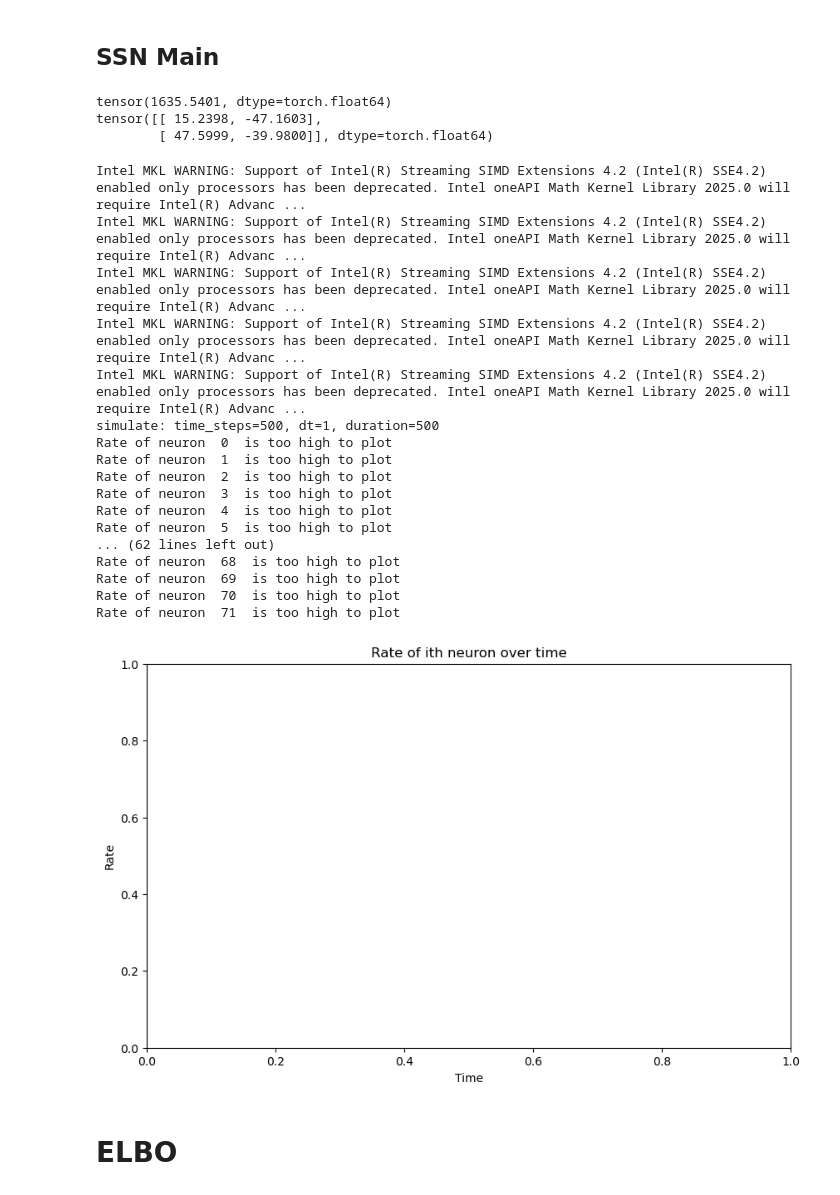
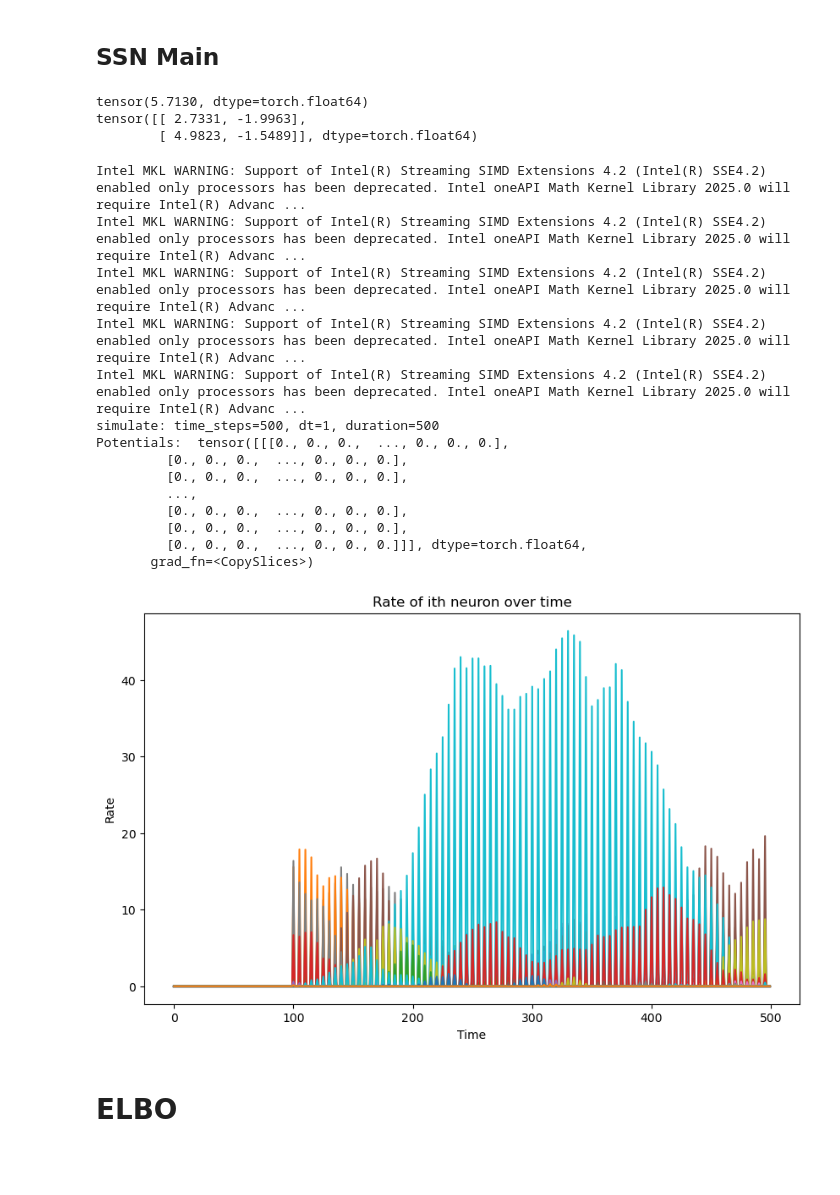
Before and after one commit to NandiniShiralkar/IIB-Project, a Jupyter notebook: Final_Combined.ipynb, the cells around one changed output. Drawn from its saved outputs; the diff is of its cells as text; code cells hidden in the pictures; blank space fills up the shorter version.

```diff
--- a/Final_Combined.ipynb
+++ b/Final_Combined.ipynb
@@ -467,13 +467,10 @@ class SSN2DTopo(SSNBase):
 
         # Compute weight blocks
         W_ee = self.calc_W_block(xy_dist[:self.Ne, :self.Ne], sq_ori_dist[:self.Ne, :self.Ne], self.s_2x2[0][0], self.sigma_oris, excitatory=True, p_loc=self.p_local[0])
-        W_ei = self.calc_W_block(xy_dist[:self.Ne, self.Ne:], sq_ori_dist[:self.Ne, self.Ne:], self.s_2x2[0][1], self.sigma_oris, excitatory=True, p_loc=self.p_local[1])
-        W_ie = self.calc_W_block(xy_dist[self.Ne:, :self.Ne], sq_ori_dist[self.Ne:, :self.Ne], self.s_2x2[1][0], self.sigma_oris)
+        W_ei = self.calc_W_block(xy_dist[:self.Ne, self.Ne:], sq_ori_dist[:self.Ne, self.Ne:], self.s_2x2[0][1], self.sigma_oris)
+        W_ie = self.calc_W_block(xy_dist[self.Ne:, :self.Ne], sq_ori_dist[self.Ne:, :self.Ne], self.s_2x2[1][0], self.sigma_oris,excitatory=True, p_loc=self.p_local[1])
         W_ii = self.calc_W_block(xy_dist[self.Ne:, self.Ne:], sq_ori_dist[self.Ne:, self.Ne:], self.s_2x2[1][1], self.sigma_oris)
 
-        # Apply local connectivity strengths
-        W_ee = self.p_local[0] * torch.eye(self.Ne, device=self.device, dtype=self.dtype) + (1 - self.p_local[0]) * W_ee
-        W_ei = self.p_local[1] * torch.eye(self.Ni, device=self.device, dtype=self.dtype) + (1 - self.p_local[1]) * W_ei
 
         # Concatenate submatrices to form W
         W = torch.cat([
@@ -576,9 +573,9 @@ tauE = 20.0
 tauI = 10.0
 grid_pars = {'grid_size_Nx': 3}
 
-psi = torch.tensor(7.774)
+psi = torch.tensor(0.774)
 conn_pars = {
-    'J_2x2': torch.tensor([[.624, -1.931], [1.949, -1.637]],dtype=torch.float64)*psi*torch.pi,
+    'J_2x2': torch.tensor([[1.124, -.821], [2.049, -0.637]],dtype=torch.float64)*psi*torch.pi,
     's_2x2': torch.tensor([[0.2955, 0.09], [0.5542, 0.09]])/0.4,
     'p_local': torch.tensor([0.72,0.7]),
     'sigma_oris': torch.tensor(45.0),
@@ -600,9 +597,9 @@ ssn_params = {
         "thetas": thetas,
     }
 # %% [output]
-tensor(1635.5401, dtype=torch.float64)
-tensor([[ 15.2398, -47.1603],
-        [ 47.5999, -39.9800]], dtype=torch.float64)
+tensor(5.7130, dtype=torch.float64)
+tensor([[ 2.7331, -1.9963],
+        [ 4.9823, -1.5489]], dtype=torch.float64)
 # %%
 # produce a fogsm sample
 I, g = fogsm_model.samples()
@@ -613,46 +610,44 @@ ssn_model = SSN2DTopo(**ssn_params)
 # process the input
 inp_vec = ssn_model.process_input(I)
 inp_vec = inp_vec.unsqueeze(0)
 
 # create correlated noise
 dt = 1
 Nt = 500
 corr_time = 20
 noise = ssn_model.make_correlated_noise(dt, Nt, corr_time)
 
 # simulate the SSN model
 potentials = ssn_model.simulate_batch(inp_vec, duration=500, dt=1,noise=noise)
+print("Potentials: ",potentials)
 rates = ssn_model.powlaw(potentials)
 
 # plot the rate of ith neuron over time
 for i in range (ssn_model.Ne):
-    if rates[0,:,i].max() < 10000:
+    if rates[0,:,i].max() < 100000:
         plt.plot(rates[0,:,i].detach().numpy())
     else:
         print("Rate of neuron ",i," is too high to plot")
 plt.title("Rate of ith neuron over time")
 plt.xlabel("Time")
 plt.ylabel("Rate")
 plt.show()
 # %% [output]
 Intel MKL WARNING: Support of Intel(R) Streaming SIMD Extensions 4.2 (Intel(R) SSE4.2) enabled only processors has been deprecated. Intel oneAPI Math Kernel Library 2025.0 will require Intel(R) Advanc ...
 Intel MKL WARNING: Support of Intel(R) Streaming SIMD Extensions 4.2 (Intel(R) SSE4.2) enabled only processors has been deprecated. Intel oneAPI Math Kernel Library 2025.0 will require Intel(R) Advanc ...
 Intel MKL WARNING: Support of Intel(R) Streaming SIMD Extensions 4.2 (Intel(R) SSE4.2) enabled only processors has been deprecated. Intel oneAPI Math Kernel Library 2025.0 will require Intel(R) Advanc ...
 Intel MKL WARNING: Support of Intel(R) Streaming SIMD Extensions 4.2 (Intel(R) SSE4.2) enabled only processors has been deprecated. Intel oneAPI Math Kernel Library 2025.0 will require Intel(R) Advanc ...
 Intel MKL WARNING: Support of Intel(R) Streaming SIMD Extensions 4.2 (Intel(R) SSE4.2) enabled only processors has been deprecated. Intel oneAPI Math Kernel Library 2025.0 will require Intel(R) Advanc ...
 simulate: time_steps=500, dt=1, duration=500
-Rate of neuron  0  is too high to plot
-Rate of neuron  1  is too high to plot
-Rate of neuron  2  is too high to plot
-Rate of neuron  3  is too high to plot
-Rate of neuron  4  is too high to plot
-Rate of neuron  5  is too high to plot
-... (62 lines left out)
-Rate of neuron  68  is too high to plot
-Rate of neuron  69  is too high to plot
-Rate of neuron  70  is too high to plot
-Rate of neuron  71  is too high to plot
+Potentials:  tensor([[[0., 0., 0.,  ..., 0., 0., 0.],
+         [0., 0., 0.,  ..., 0., 0., 0.],
+         [0., 0., 0.,  ..., 0., 0., 0.],
+         ...,
+         [0., 0., 0.,  ..., 0., 0., 0.],
+         [0., 0., 0.,  ..., 0., 0., 0.],
+         [0., 0., 0.,  ..., 0., 0., 0.]]], dtype=torch.float64,
+       grad_fn=<CopySlices>)
-[figure, old version]
+[figure, new version]
 # %% [markdown]
 # ELBO
 # %%
```
Also changed, not shown: parts of 4 cells of this notebook.
